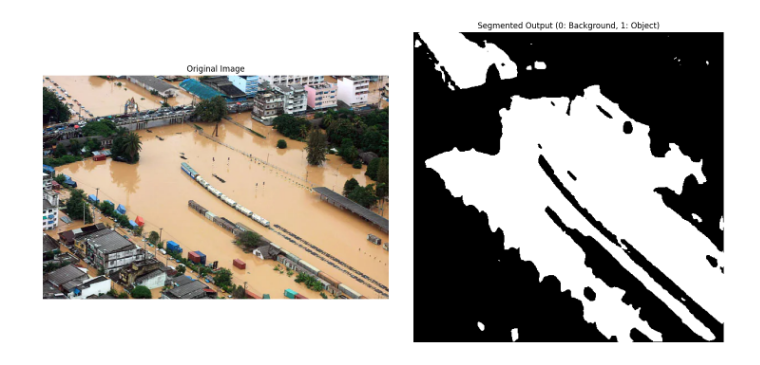
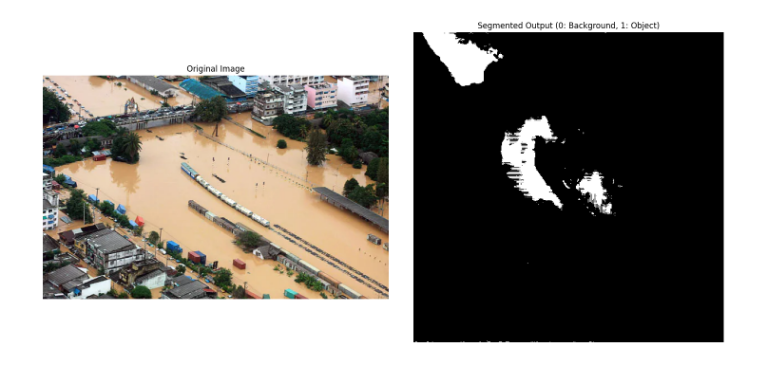
Before and after one commit to X-AI-eXtension-Artificial-Intelligence/6th-Operation-study, a Jupyter notebook: U-Net/준회/practice.ipynb, the cells around one changed output. Saved outputs shown, nothing was run; the diff lists cells and outputs as text; code cells hidden in the pictures.

```diff
--- a/U-Net/준회/practice.ipynb
+++ b/U-Net/준회/practice.ipynb
@@ -4,10 +4,10 @@ import numpy as np
 import matplotlib.pyplot as plt
 from PIL import Image
 from torchvision import transforms
-from model import Unet  # 학습된 모델 클래스
+from UnetMB import UnetMB  # 학습된 모델 클래스
 
 # 모델 경로
-MODEL_PATH = "/home/work/XAI/Unet/unet_model.pth"
+MODEL_PATH = "/home/work/XAI/Unet/unetMB.pth"
 
 # 이미지 전처리 함수
 def preprocess_image(image_path, input_size=(512, 512)):
@@ -57,32 +57,32 @@ def visualize_segmentation(image_path, model, device):
 
     # 시각화
     fig, axes = plt.subplots(1, 2, figsize=(15, 7))
     axes[0].imshow(original_image)
     axes[0].set_title("Original Image")
     axes[0].axis("off")
 
     axes[1].imshow(pred_mask, cmap="gray")
     axes[1].set_title("Segmented Output (0: Background, 1: Object)")
     axes[1].axis("off")
 
     plt.tight_layout()
     plt.show()
 
 
 # 실행 코드
 if __name__ == "__main__":
     # 디바이스 설정
     device = torch.device("cuda" if torch.cuda.is_available() else "cpu")
 
     # 학습된 모델 로드
-    model = Unet()  # U-Net 모델 생성
+    model = UnetMB()  # U-Net 모델 생성
     model.load_state_dict(torch.load(MODEL_PATH, map_location=device))
     model = model.to(device)
 
     # 입력 이미지 경로
     input_image_path = "/home/work/XAI/Unet/dataset/Flood/val/Image/9.jpg"
 
     # Segmentation 시각화
     visualize_segmentation(input_image_path, model, device)
 # %% [output]
-[figure, old version]
+[figure, new version]
```
Also changed, not shown: 5 other files.
